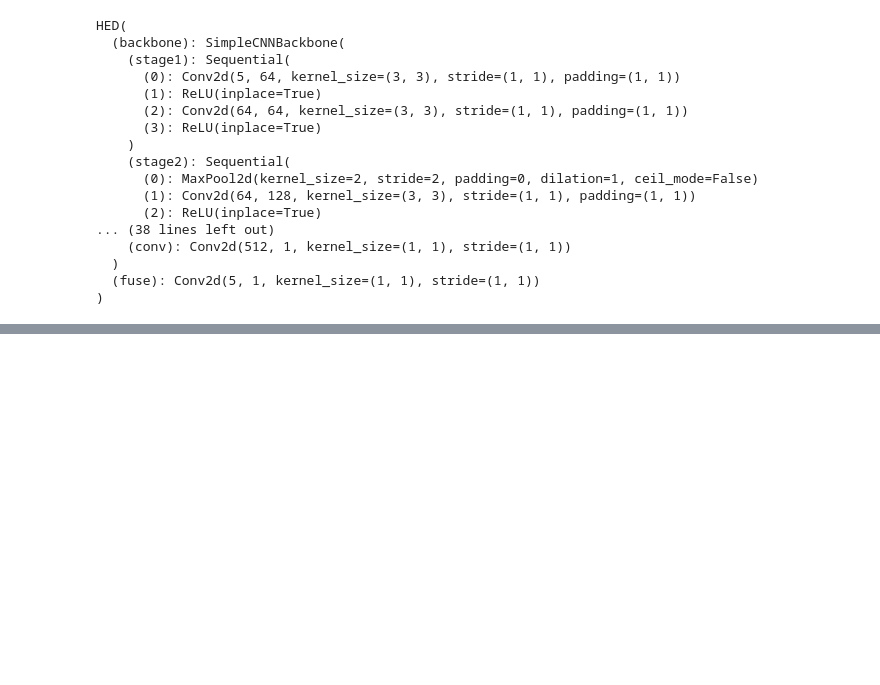
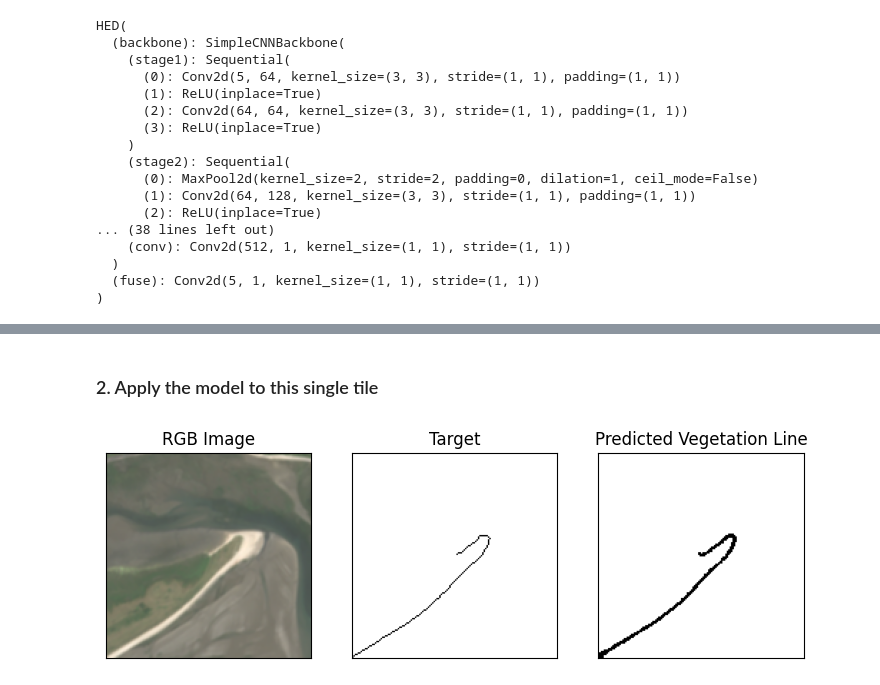
Before and after one commit to conorosully/sentinel2-vegetation-line, a Jupyter notebook: demo.ipynb, the cells around one changed output, grey strips where cells are left out. Saved outputs shown, nothing was run; the diff lists cells and outputs as text; code cells hidden in the pictures; blank space fills up the shorter version.

```diff
--- a/demo.ipynb
+++ b/demo.ipynb
@@ -81,0 +119,25 @@ HED(
+# %% [markdown]
+### 2. Apply the model to this single tile
+# %%
+# Run the model on this single tile
+target_crop, pred_crop = eval.get_preds(model, meta_data["guidance"], [crop_paths[tile_idx]],
+                                         batch_size=1, device=device)
+
+tile_rgb = utils.get_rgb(tile[0:4], r=0, g=1, b=2, contrast=0.4)
+
+fig, ax = plt.subplots(1, 3, figsize=(9, 4))
+
+ax[0].imshow(tile_rgb)
+ax[0].set_title('RGB Image')
+
+ax[1].imshow(1 - target_crop[0], cmap='gray')
+ax[1].set_title('Target')
+
+ax[2].imshow(1 - pred_crop[0], cmap='gray')
+ax[2].set_title('Predicted Vegetation Line')
+
+for a in ax:
+    a.set_xticks([])
+    a.set_yticks([])
+# %% [output]
+[figure, added]
```
Also changed, not shown: parts of 13 cells of this notebook, 1 other file.
